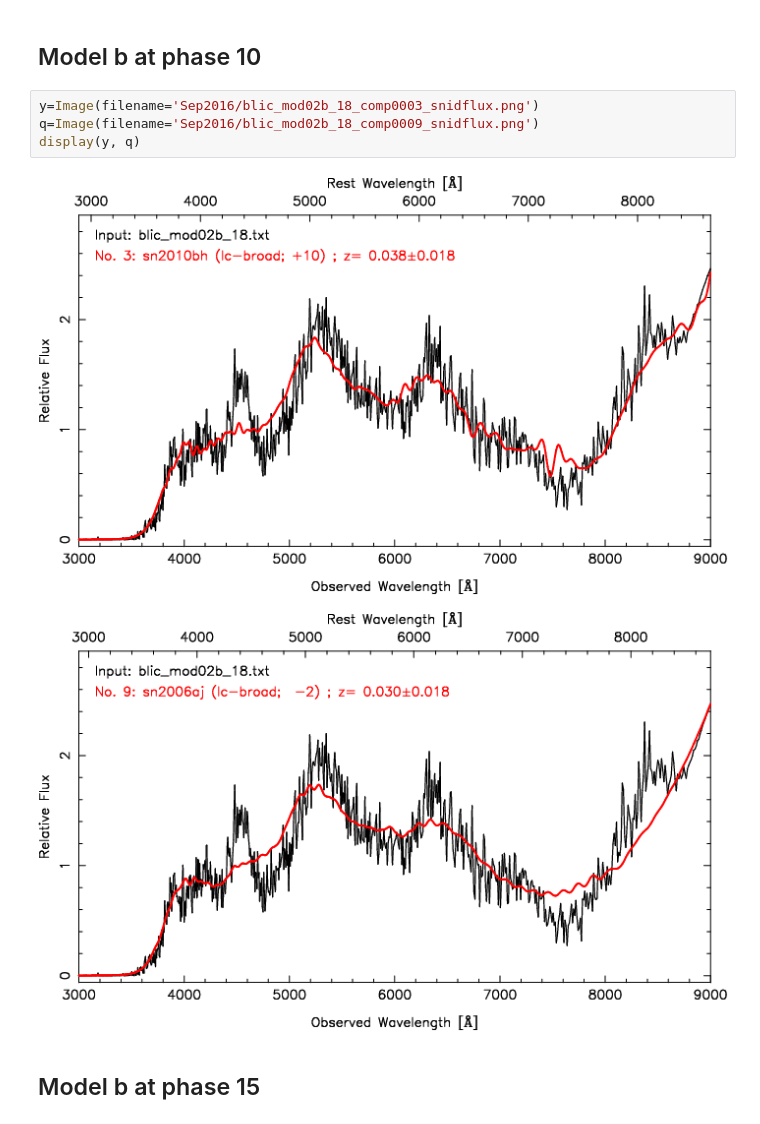
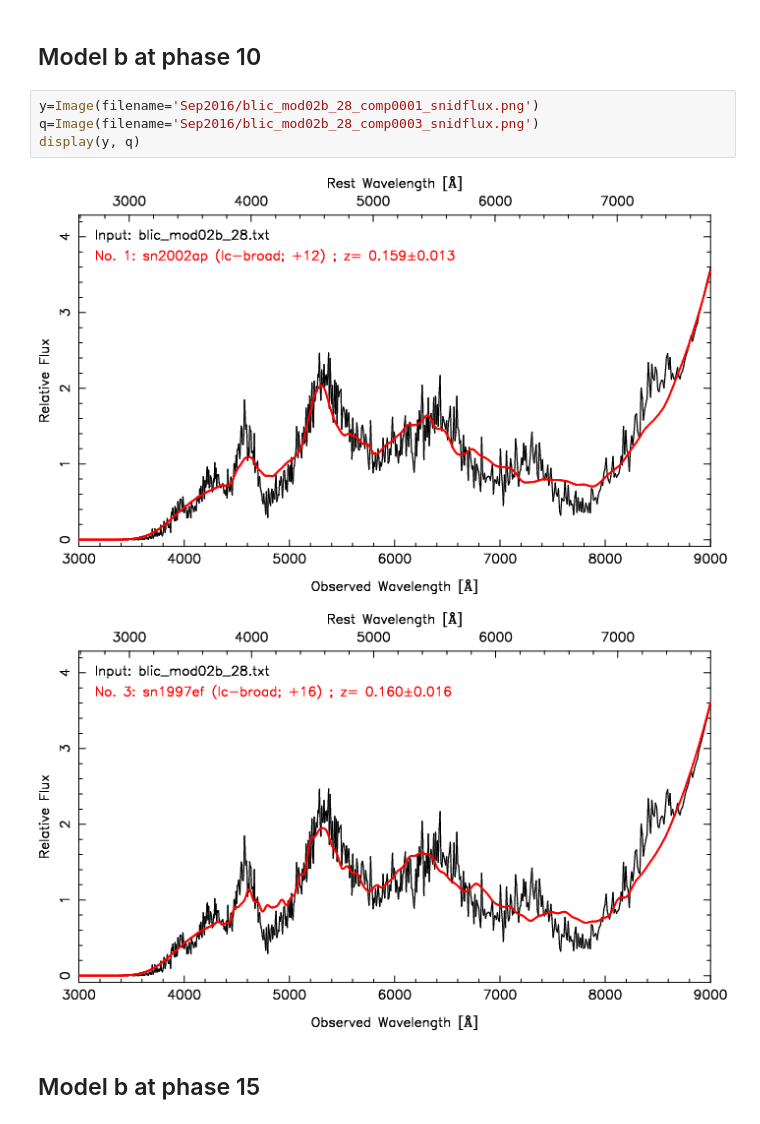
Before and after one commit to yoyo1989/ModelIcbl-Paul-Jenni, a Jupyter notebook: blicSpec_ab_vs_IcBLmean2.ipynb, the cells around one changed output. Saved outputs shown, nothing was run; the diff lists cells and outputs as text.

```diff
--- a/blicSpec_ab_vs_IcBLmean2.ipynb
+++ b/blicSpec_ab_vs_IcBLmean2.ipynb
@@ -235,11 +285,11 @@ display(x, z)
 # %% [markdown]
 ## Model b at phase 10
 # %%
-y=Image(filename='Sep2016/blic_mod02b_18_comp0003_snidflux.png')
-q=Image(filename='Sep2016/blic_mod02b_18_comp0009_snidflux.png')
+y=Image(filename='Sep2016/blic_mod02b_28_comp0001_snidflux.png')
+q=Image(filename='Sep2016/blic_mod02b_28_comp0003_snidflux.png')
 display(y, q)
 # %% [output]
-[figure, old version]
+[figure, new version]
-[figure, old version]
+[figure, new version]
 # %% [markdown]
 ## Model b at phase 15
```
Also changed, not shown: parts of 27 cells of this notebook.
